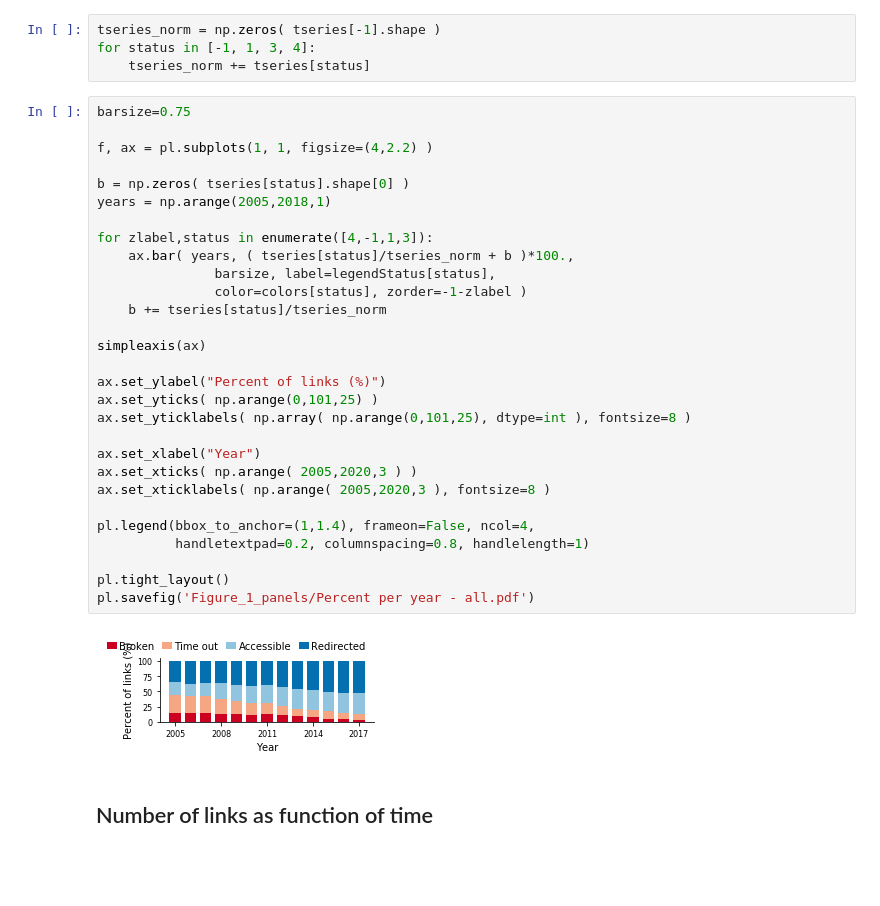
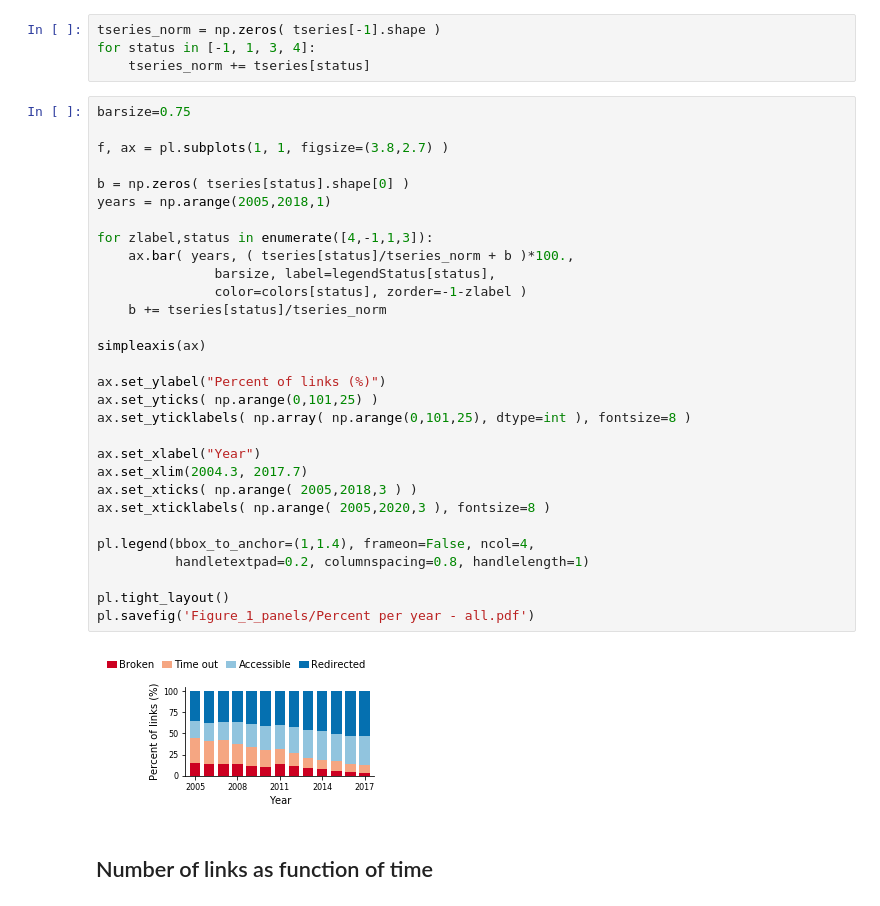
Before and after one commit to smangul1/good.software, a Jupyter notebook: analysis/Figure1.ipynb, the cells around one changed output. Saved outputs shown, nothing was run; the diff lists cells and outputs as text; blank space fills up the shorter version.

Commit message:
Figures re-sized to fit each panel size

```diff
--- a/analysis/Figure1.ipynb
+++ b/analysis/Figure1.ipynb
@@ -496,34 +496,35 @@ for status in [-1, 1, 3, 4]:
 # %%
 barsize=0.75
 
-f, ax = pl.subplots(1, 1, figsize=(4,2.2) )
+f, ax = pl.subplots(1, 1, figsize=(3.8,2.7) )
 
 b = np.zeros( tseries[status].shape[0] )
 years = np.arange(2005,2018,1)
 
 for zlabel,status in enumerate([4,-1,1,3]):
     ax.bar( years, ( tseries[status]/tseries_norm + b )*100.,
                barsize, label=legendStatus[status],
                color=colors[status], zorder=-1-zlabel )
     b += tseries[status]/tseries_norm
 
 simpleaxis(ax)
 
 ax.set_ylabel("Percent of links (%)")
 ax.set_yticks( np.arange(0,101,25) )
 ax.set_yticklabels( np.array( np.arange(0,101,25), dtype=int ), fontsize=8 )
 
 ax.set_xlabel("Year")
-ax.set_xticks( np.arange( 2005,2020,3 ) )
+ax.set_xlim(2004.3, 2017.7)
+ax.set_xticks( np.arange( 2005,2018,3 ) )
 ax.set_xticklabels( np.arange( 2005,2020,3 ), fontsize=8 )
 
 pl.legend(bbox_to_anchor=(1,1.4), frameon=False, ncol=4,
           handletextpad=0.2, columnspacing=0.8, handlelength=1)
 
 pl.tight_layout()
 pl.savefig('Figure_1_panels/Percent per year - all.pdf')
 # %% [output]
-[figure, old version]
+[figure, new version]
 # %% [markdown]
 ## Number of links as function of time
 # %% [markdown]
```
Also changed, not shown: 29 other files.
